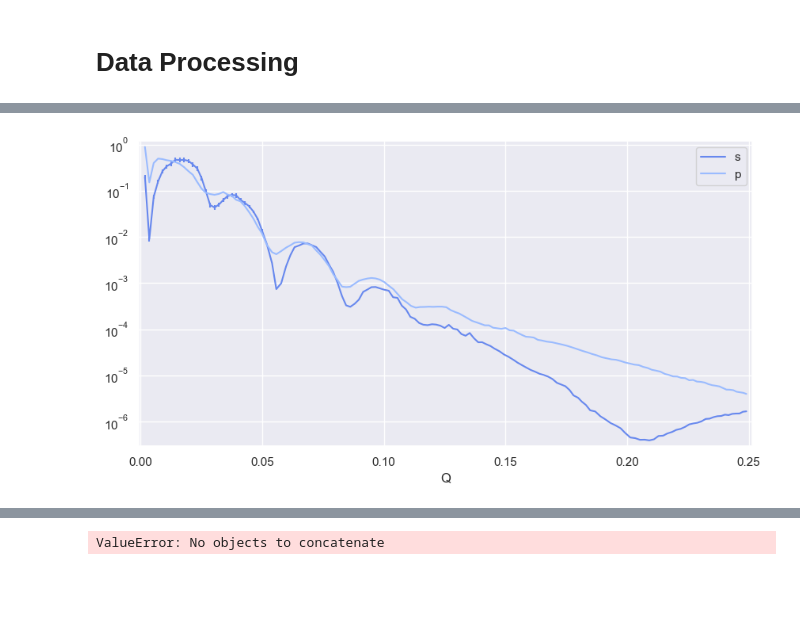
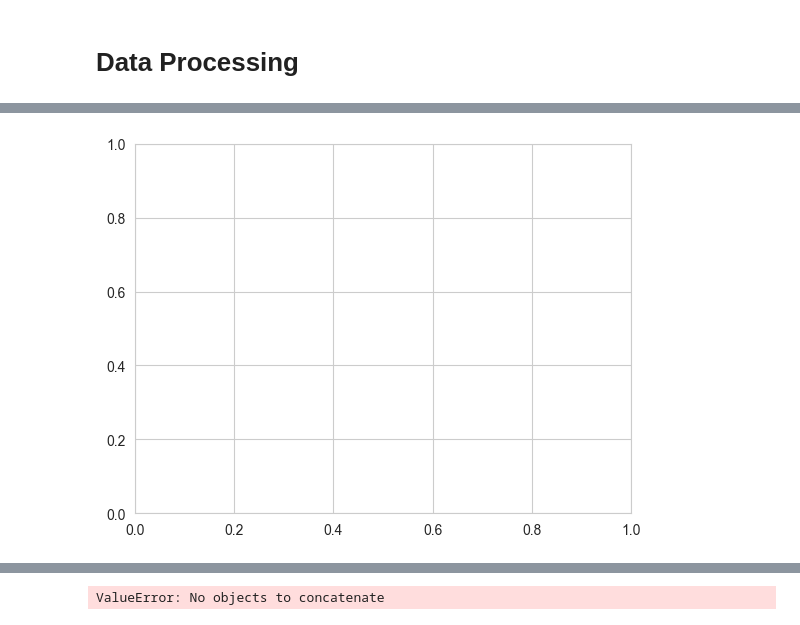
Before and after one commit to WSU-Carbon-Lab/pyref, a Jupyter notebook: docs/NovBeamTime.ipynb, the cells around one changed output, grey strips where cells are left out. Saved outputs shown, nothing was run; the diff lists cells and outputs as text; code cells hidden in the pictures; blank space fills up the shorter version.

```diff
--- a/docs/NovBeamTime.ipynb
+++ b/docs/NovBeamTime.ipynb
@@ -10,4 +13,7 @@ import reflutils as ru
 
 # macro_folder = make_macro_folder()
+# %%
+import scienceplots
+plt.style.use(["science", "no-latex"])
 # %% [markdown]
 # Data Processing
@@ -35,9 +36,6 @@ See the caveats in the documentation: https://pandas.pydata.org/pandas-docs/stab
 # %%
 fig, ax = plt.subplots(sharex=True, gridspec_kw={"hspace": 0})
-xrr_1.plot(ax=ax, label="s")
-xrr_2.plot(ax=ax, label="p")
-
-xrr_1.to_csv()
-xrr_2.to_csv()
+xrr_1 = ru.Refl()
+xrr_1.display()
 # %% [output]
-[figure, old version]
+[figure, new version]
```
Also changed, not shown: parts of 6 cells of this notebook, 22 other files.
